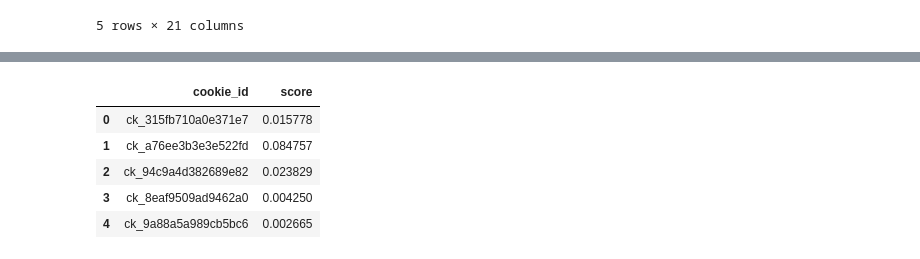
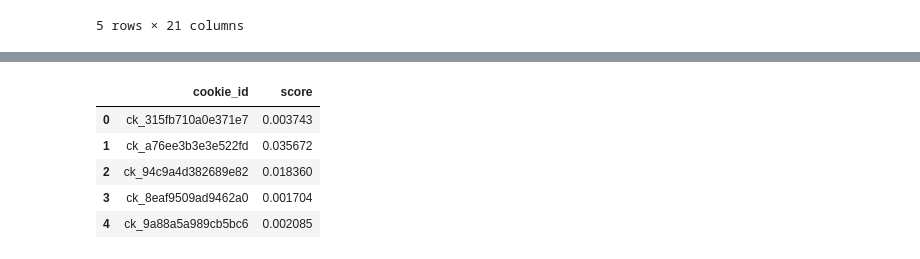
Before and after one commit to xloned/avito-bot-detection-challenge, a Jupyter notebook: solution.ipynb, the cells around one changed output, grey strips where cells are left out. Saved outputs shown, nothing was run; the diff lists cells and outputs as text; code cells hidden in the pictures.

```diff
--- a/solution.ipynb
+++ b/solution.ipynb
@@ -123,11 +171,13 @@ test 0
 def events_in_window(events, meta):
     """Оставляет события каждой куки внутри её окна: window_start_ts <= event_ts < window_end_ts."""
     ev = events.merge(meta[['cookie_id', 'window_start_ts', 'window_end_ts']], on='cookie_id')
-    return ev[(ev.event_ts >= ev.window_start_ts) & (ev.event_ts < ev.window_end_ts)]
+    ev = ev[(ev.event_ts >= ev.window_start_ts) & (ev.event_ts < ev.window_end_ts)]
+    return ev.sort_values(['cookie_id', 'event_ts'], kind='mergesort').reset_index(drop=True)
 
 
 ev_tr = events_in_window(events, train)
 ev_te = events_in_window(events, test)
 print(len(ev_tr), len(ev_te))
+print('кук без событий в окне:', (~train.cookie_id.isin(ev_tr.cookie_id)).sum(), (~test.cookie_id.isin(ev_te.cookie_id)).sum())
 # %% [output]
 195482 88348
@@ -161,5 +228,5 @@ show_cookie(train[train.target == 1].cookie_id.iloc[0])
 # %%
-ev = ev_tr.sort_values(['cookie_id', 'event_ts']).copy()
+ev = ev_tr.copy()
 ev['gap'] = ev.groupby('cookie_id').event_ts.diff().dt.total_seconds()
 
 cand = ev.groupby('cookie_id').agg(
@@ -294,25 +455,0 @@ X_tr.head()
-# %%
-def make_model():
-    """Возвращает модель с фиксированными гиперпараметрами и seed."""
-    return RandomForestClassifier(n_estimators=300, min_samples_leaf=3, random_state=SEED, n_jobs=-1)
-
-
-def evaluate(X, y, cols):
-    """Обучает модель на ранних окнах и возвращает P@R0.7 на поздних."""
-    is_valid = train.window_start_ts.ge(VALID_START).values
-    model = make_model()
-    model.fit(X.loc[~is_valid, cols], y[~is_valid])
-    p_va = model.predict_proba(X.loc[is_valid, cols])[:, 1]
-    return precision_at_recall(y[is_valid], p_va)
-
-scores = []
-for seed in [0, 1, 2, 3, 4]:
-    SEED = seed
-    scores.append(evaluate(X_tr, y_tr, feature_cols))
-SEED = 0  # возвращаем исходный seed
-
-print('среднее:', round(np.mean(scores), 4), 'разброс:', round(np.std(scores), 4), np.round(scores, 4))
-
-is_valid = train.window_start_ts.ge(VALID_START).values
-print('P@R0.7 на валидации:', round(evaluate(X_tr, y_tr, feature_cols), 4))
-print('доля ботов (уровень константы):', round(y_tr[is_valid].mean(), 4))
@@ -341,25 +607,23 @@ P@R0.7 на валидации: 0.4392
 # %%
-final_model = make_model()
-final_model.fit(X_tr[feature_cols], y_tr)
+FINAL_KIND = 'lgbm'
+score = np.mean([
+    fit_predict(X_tr[feature_cols], y_tr, X_te[feature_cols], FINAL_KIND, seed) for seed in SEEDS
+], axis=0)
 
-sub = pd.DataFrame({
-    'cookie_id': X_te.cookie_id,
-    'score': final_model.predict_proba(X_te[feature_cols])[:, 1],
-})
-
+sub = pd.DataFrame({'cookie_id': X_te.cookie_id, 'score': score})
 
 # проверки формата: каждая кука из test ровно один раз, score в [0, 1]
 assert len(sub) == len(test)
 assert sub.cookie_id.is_unique
 assert set(sub.cookie_id) == set(test.cookie_id)
 assert sub.score.between(0, 1).all()
 
 sub.to_csv('submission.csv', index=False)
 sub.head()
 # %% [output]
 |  | cookie_id | score |
-| 0 | ck_315fb710a0e371e7 | 0.015778 |
-| 1 | ck_a76ee3b3e3e522fd | 0.084757 |
-| 2 | ck_94c9a4d382689e82 | 0.023829 |
-| 3 | ck_8eaf9509ad9462a0 | 0.004250 |
-| 4 | ck_9a88a5a989cb5bc6 | 0.002665 |
+| 0 | ck_315fb710a0e371e7 | 0.003743 |
+| 1 | ck_a76ee3b3e3e522fd | 0.035672 |
+| 2 | ck_94c9a4d382689e82 | 0.018360 |
+| 3 | ck_8eaf9509ad9462a0 | 0.001704 |
+| 4 | ck_9a88a5a989cb5bc6 | 0.002085 |
```
Also changed, not shown: parts of 55 cells of this notebook, 2 other files.
